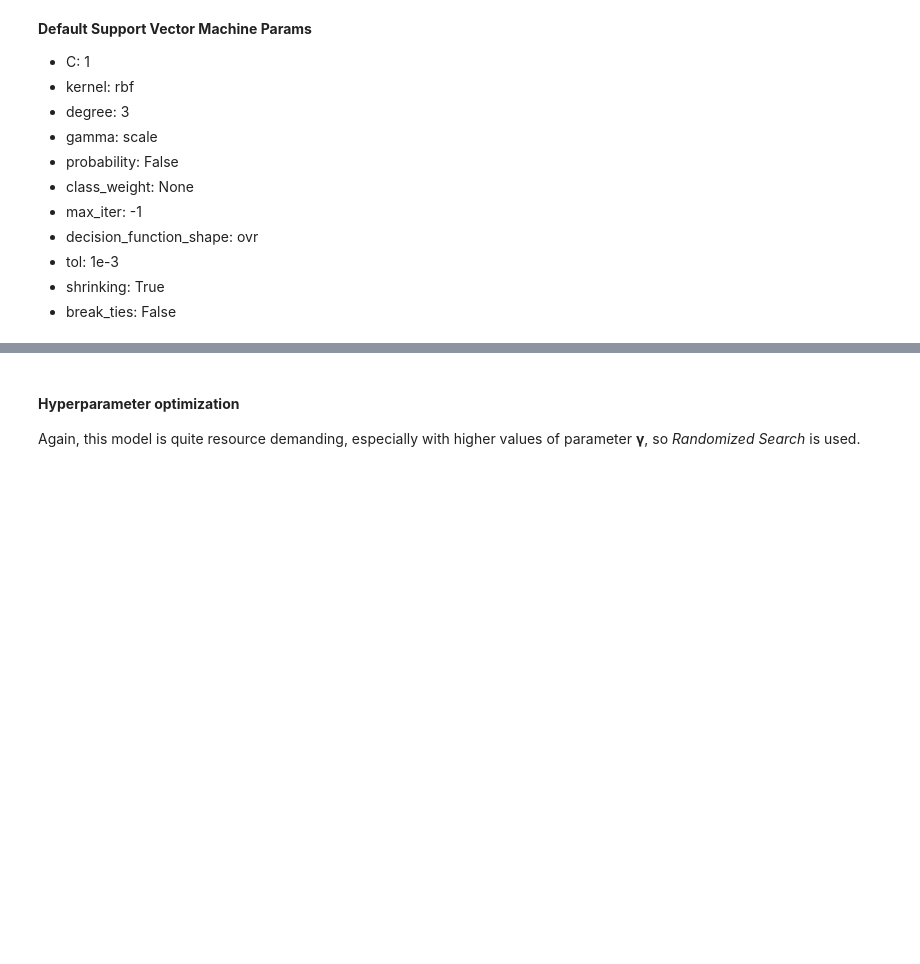
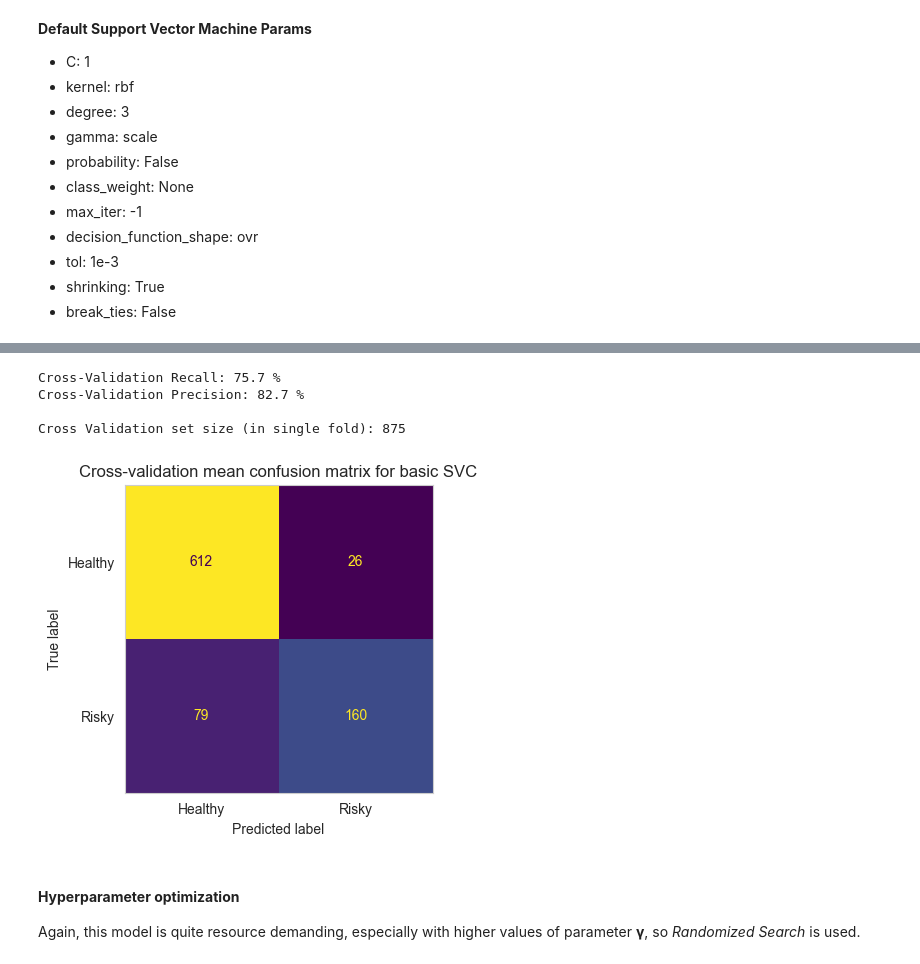
Before and after one commit to Iman974/ML_classification_hypertension_SL, a Jupyter notebook: Hypertension_risk.ipynb, the cells around one changed output, grey strips where cells are left out. Saved outputs shown, nothing was run; the diff lists cells and outputs as text; code cells hidden in the pictures; blank space fills up the shorter version.

```diff
--- a/Hypertension_risk.ipynb
+++ b/Hypertension_risk.ipynb
@@ -816,7 +847,3 @@ No significant improvement was made with feature selection through feature impor
 - tol: 1e-3
 - shrinking: True
 - break_ties: False
-# %%
-from sklearn.svm import SVC
-
-fit_unscaled_and_cross_validate(X_train_scaled, y_train, SVC(random_state=42));
@@ -826,3 +866,22 @@ Cross-Validation Precision: 82.7 %
+# %%
+from sklearn.svm import SVC
+
+svc_basic = SVC(random_state=42)
+fit_unscaled_and_cross_validate(X_train_scaled, y_train, svc_basic);
+
+print()
+
+# Build the confusion matrix from cross validation scores
+MEAN_CONF_MAT_SPLITS = 3
+confusion_mat = avg_confusion_mat_cv(X_train, y_train, svc_basic, splits=MEAN_CONF_MAT_SPLITS)
+print("Cross Validation set size (in single fold):", X_train.shape[0] // MEAN_CONF_MAT_SPLITS)
+plot_confusion_matrix(np.ceil(confusion_mat).astype(int), 'Cross-validation mean confusion matrix for basic SVC')
+# %% [output]
+Cross-Validation Recall: 75.7 %
+Cross-Validation Precision: 82.7 %
+
+Cross Validation set size (in single fold): 875
+[figure, added]
 # %% [markdown]
 #### **Hyperparameter optimization**
 
```
Also changed, not shown: parts of 12 cells of this notebook.
